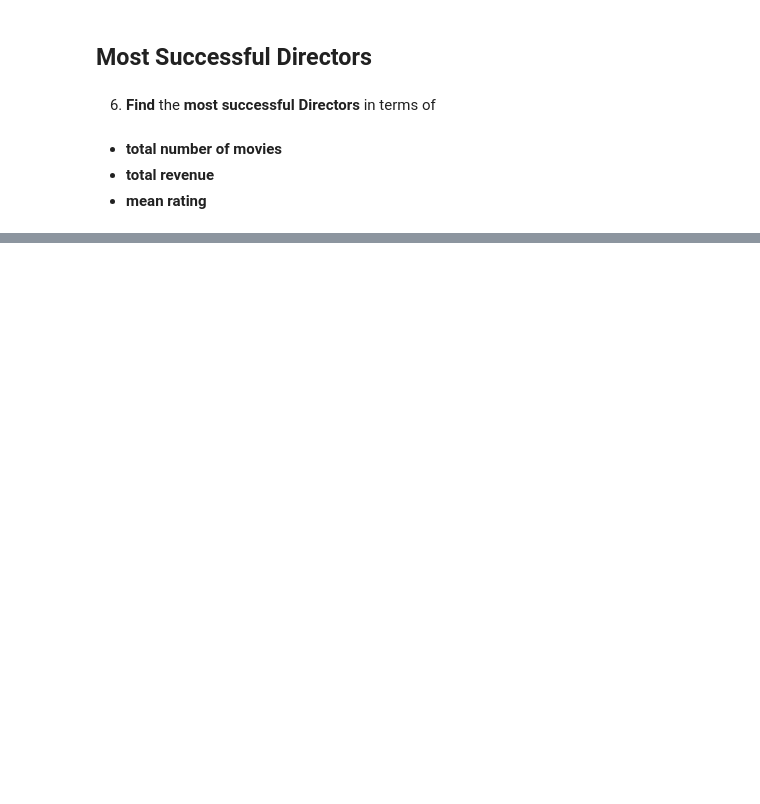
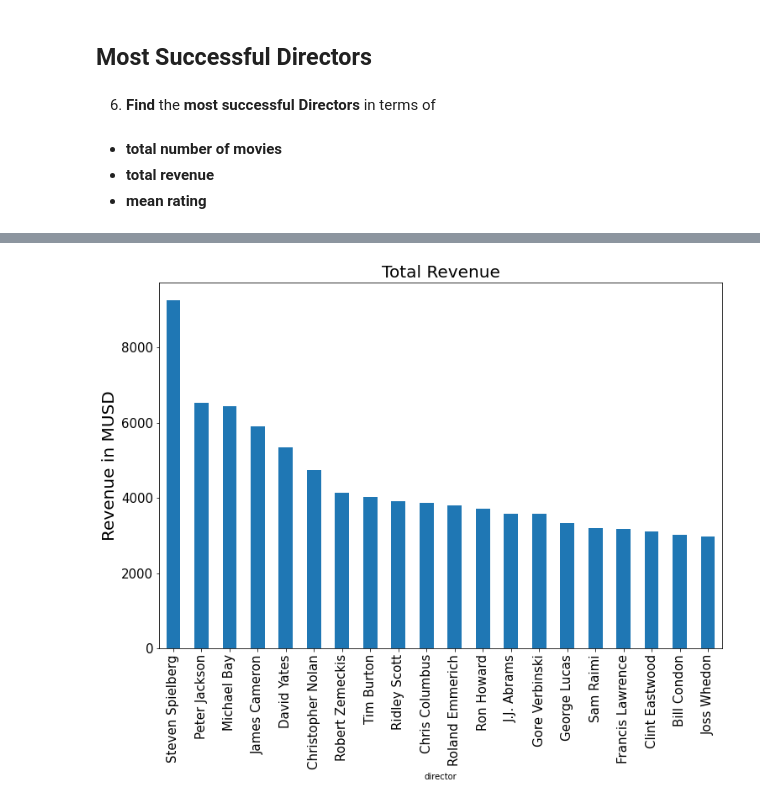
Before and after one commit to HunterKane/Movie-Data-Analysis-Project-1-, a Jupyter notebook: Project_01_Movie_Data_Analysis .ipynb, the cells around one changed output, grey strips where cells are left out. Cells and saved outputs as stored; diff of their text form; code cells hidden in the pictures; blank space fills up the shorter version.

```diff
--- a/Project_01_Movie_Data_Analysis .ipynb
+++ b/Project_01_Movie_Data_Analysis .ipynb
@@ -725,0 +933,9 @@ df.groupby("Franchise").agg({"budget_musd":"mean","revenue_musd": "mean", "vote_
+# %%
+#Put revenue into bar graph
+plt.figure(figsize = (12, 8))
+df.groupby("director").revenue_musd.sum().nlargest(20).plot(kind = 'bar', fontsize = 15)
+plt.title("Total Revenue", fontsize = 20)
+plt.ylabel("Revenue in MUSD", fontsize = 20)
+plt.show()
+# %% [output]
+[figure, added]
```
Also changed, not shown: parts of 27 cells of this notebook.
